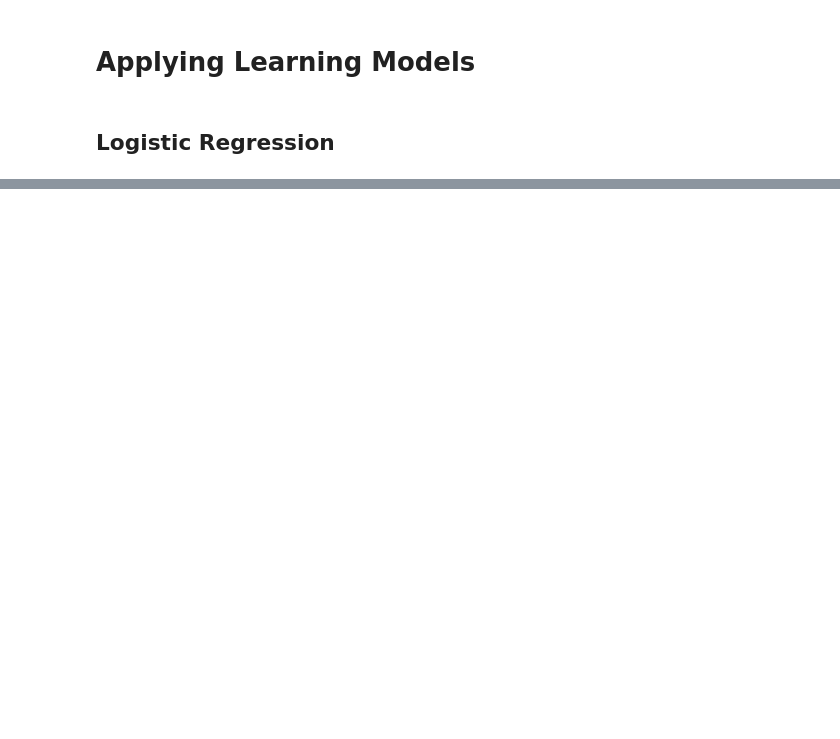
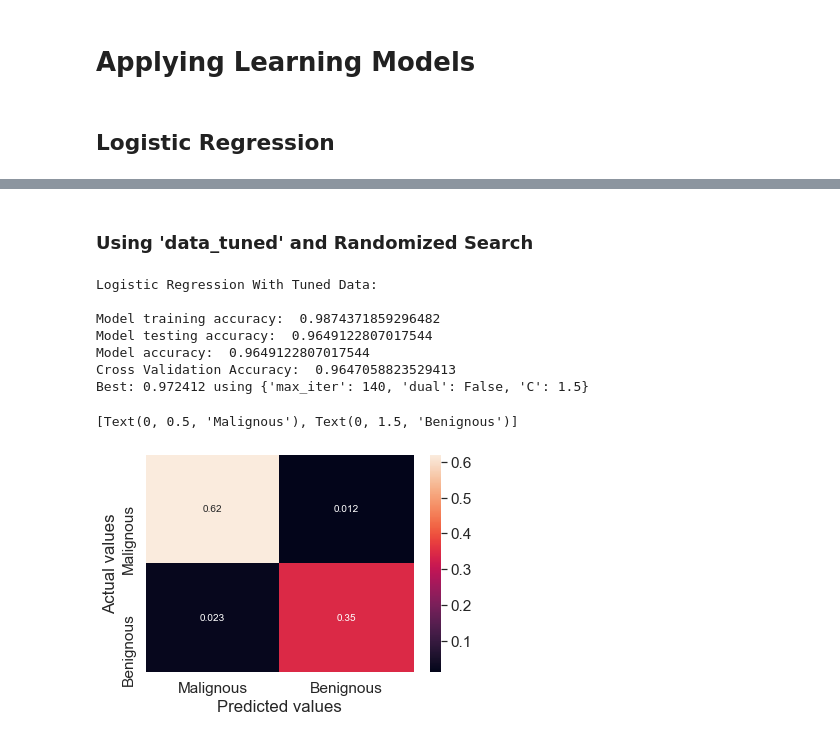
Before and after one commit to bruna-isabel/Breast-Cancer-Dataset-Analysis, a Jupyter notebook: coursework/breastcancer_predict.ipynb, the cells around one changed output, grey strips where cells are left out. Cells and saved outputs as stored; diff of their text form; code cells hidden in the pictures; blank space fills up the shorter version.

```diff
--- a/coursework/breastcancer_predict.ipynb
+++ b/coursework/breastcancer_predict.ipynb
@@ -213,0 +208,55 @@ Testing acc: 0.971
+# %% [markdown]
+### Using 'data_tuned' and Randomized Search
+# %%
+from sklearn.model_selection import RandomizedSearchCV
+
+features = list(data_tuned.columns)
+features.remove('diagnosis')
+#Defining variables to use for training model
+X = data_tuned[features].values
+Y = data_tuned['diagnosis'].values
+#Scale X values to remove mean and improve accuracy
+standard_scaler = StandardScaler()
+X_scaled = standard_scaler.fit_transform(X)
+#Defining training and testing variables
+X_train, X_test, y_train, y_test = train_test_split(X_scaled, Y, test_size=0.3, random_state=0)
+#Training the model
+model = LogisticRegression()
+
+#RANDOM SEARCH CV
+dual=[True,False]
+max_iter=[100,110,120,130,140]
+C = [1.0,1.5,2.0,2.5]
+param_grid = dict(dual=dual,max_iter=max_iter,C=C)
+random_model = RandomizedSearchCV(model, param_grid, cv = 3, n_jobs=-1)
+
+random_model.fit(X_train, y_train)
+y_train_pred = random_model.predict(X_train)
+y_test_pred = random_model.predict(X_test)
+#Confusion Matrix
+c_matrix = confusion_matrix(y_test, y_test_pred, normalize='all')
+#Cross Validation
+scores = cross_val_score(random_model, X_test, y_test, cv=5, scoring='accuracy')
+#Printing results
+print("Logistic Regression With Tuned Data:\n")
+print("Model training accuracy: ", random_model.score(X_train, y_train))
+print("Model testing accuracy: ", random_model.score(X_test, y_test))
+print("Model accuracy: ", accuracy_score(y_test_pred, y_test))
+print("Cross Validation Accuracy: ", (scores.mean()))
+print("Best: %f using %s" % (random_model.best_score_, random_model.best_params_))
+#Plot Confusion Matrix
+labels = ['Malignous', 'Benignous']
+heatmap = sns.heatmap(c_matrix, annot=True)
+heatmap.set(ylabel="Actual values", xlabel="Predicted values")
+heatmap.set_xticklabels(labels)
+heatmap.set_yticklabels(labels)
+# %% [output]
+Logistic Regression With Tuned Data:
+
+Model training accuracy:  0.9874371859296482
+Model testing accuracy:  0.9649122807017544
+Model accuracy:  0.9649122807017544
+Cross Validation Accuracy:  0.9647058823529413
+Best: 0.972412 using {'max_iter': 140, 'dual': False, 'C': 1.5}
+[Text(0, 0.5, 'Malignous'), Text(0, 1.5, 'Benignous')]
+[figure, added]
```
Also changed, not shown: parts of 20 cells of this notebook, 1 other file.
